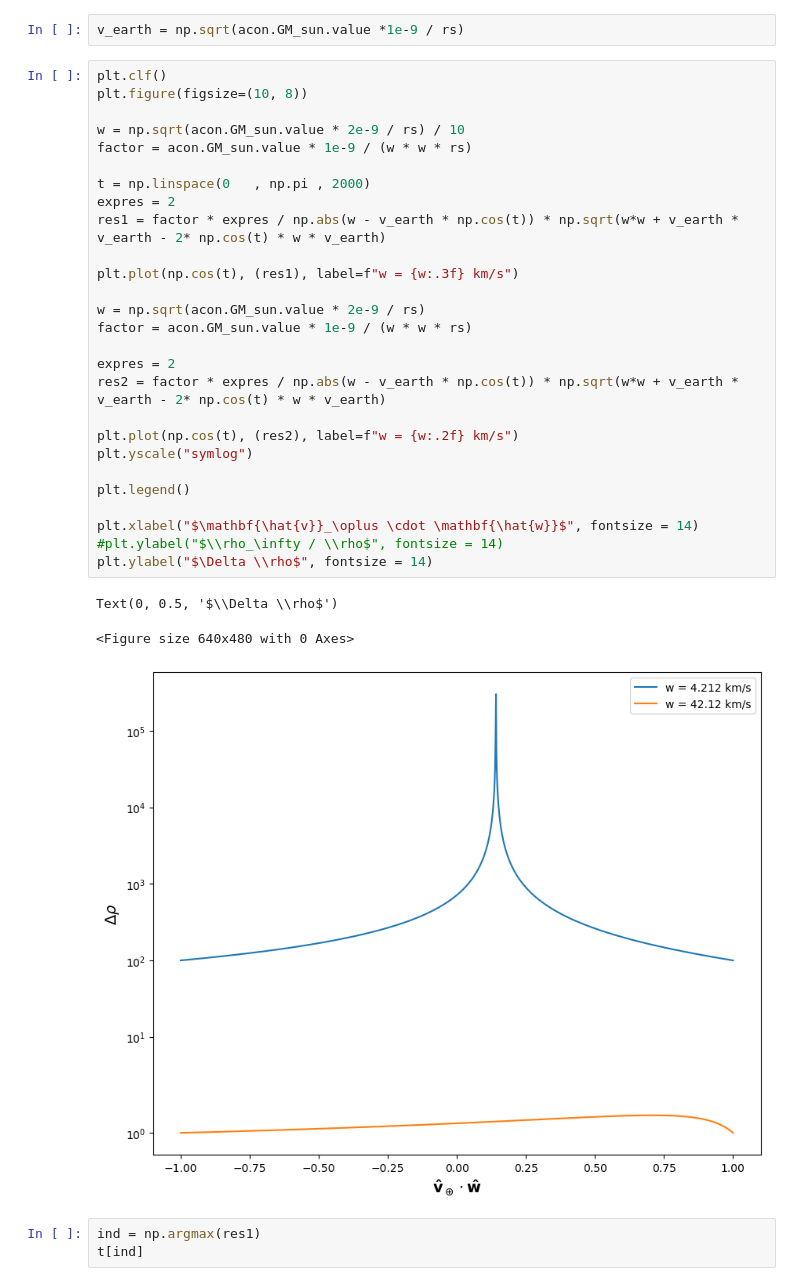
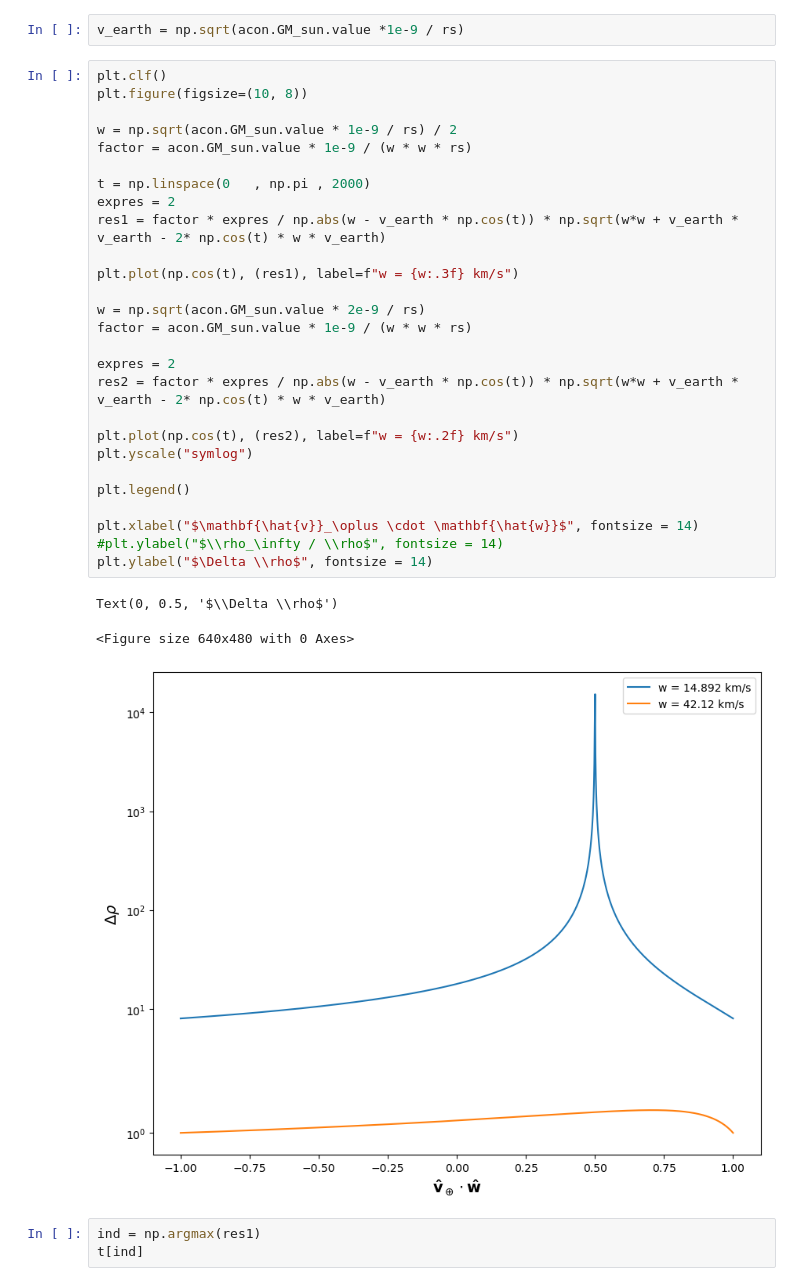
Before and after one commit to shauryagarg145/dark-matter-waves, a Jupyter notebook: density_enhancement.ipynb, the cells around one changed output. Cells and saved outputs as stored; diff of their text form.

```diff
--- a/density_enhancement.ipynb
+++ b/density_enhancement.ipynb
@@ -162,34 +162,34 @@ v_earth = np.sqrt(acon.GM_sun.value *1e-9 / rs)
 # %%
 plt.clf()
 plt.figure(figsize=(10, 8))
 
-w = np.sqrt(acon.GM_sun.value * 2e-9 / rs) / 10
+w = np.sqrt(acon.GM_sun.value * 1e-9 / rs) / 2
 factor = acon.GM_sun.value * 1e-9 / (w * w * rs)
 
 t = np.linspace(0   , np.pi , 2000)
 expres = 2
 res1 = factor * expres / np.abs(w - v_earth * np.cos(t)) * np.sqrt(w*w + v_earth * v_earth - 2* np.cos(t) * w * v_earth)
 
 plt.plot(np.cos(t), (res1), label=f"w = {w:.3f} km/s")
 
 w = np.sqrt(acon.GM_sun.value * 2e-9 / rs)
 factor = acon.GM_sun.value * 1e-9 / (w * w * rs)
 
 expres = 2
 res2 = factor * expres / np.abs(w - v_earth * np.cos(t)) * np.sqrt(w*w + v_earth * v_earth - 2* np.cos(t) * w * v_earth)
 
 plt.plot(np.cos(t), (res2), label=f"w = {w:.2f} km/s")
 plt.yscale("symlog")
 
 plt.legend()
 
 plt.xlabel("$\mathbf{\hat{v}}_\oplus \cdot \mathbf{\hat{w}}$", fontsize = 14)
 #plt.ylabel("$\\rho_\infty / \\rho$", fontsize = 14)
 plt.ylabel("$\Delta \\rho$", fontsize = 14)
 # %% [output]
 Text(0, 0.5, '$\\Delta \\rho$')
 <Figure size 640x480 with 0 Axes>
-[figure, old version]
+[figure, new version]
 # %%
 ind = np.argmax(res1)
 t[ind]
```
Also changed, not shown: 1 other file.
